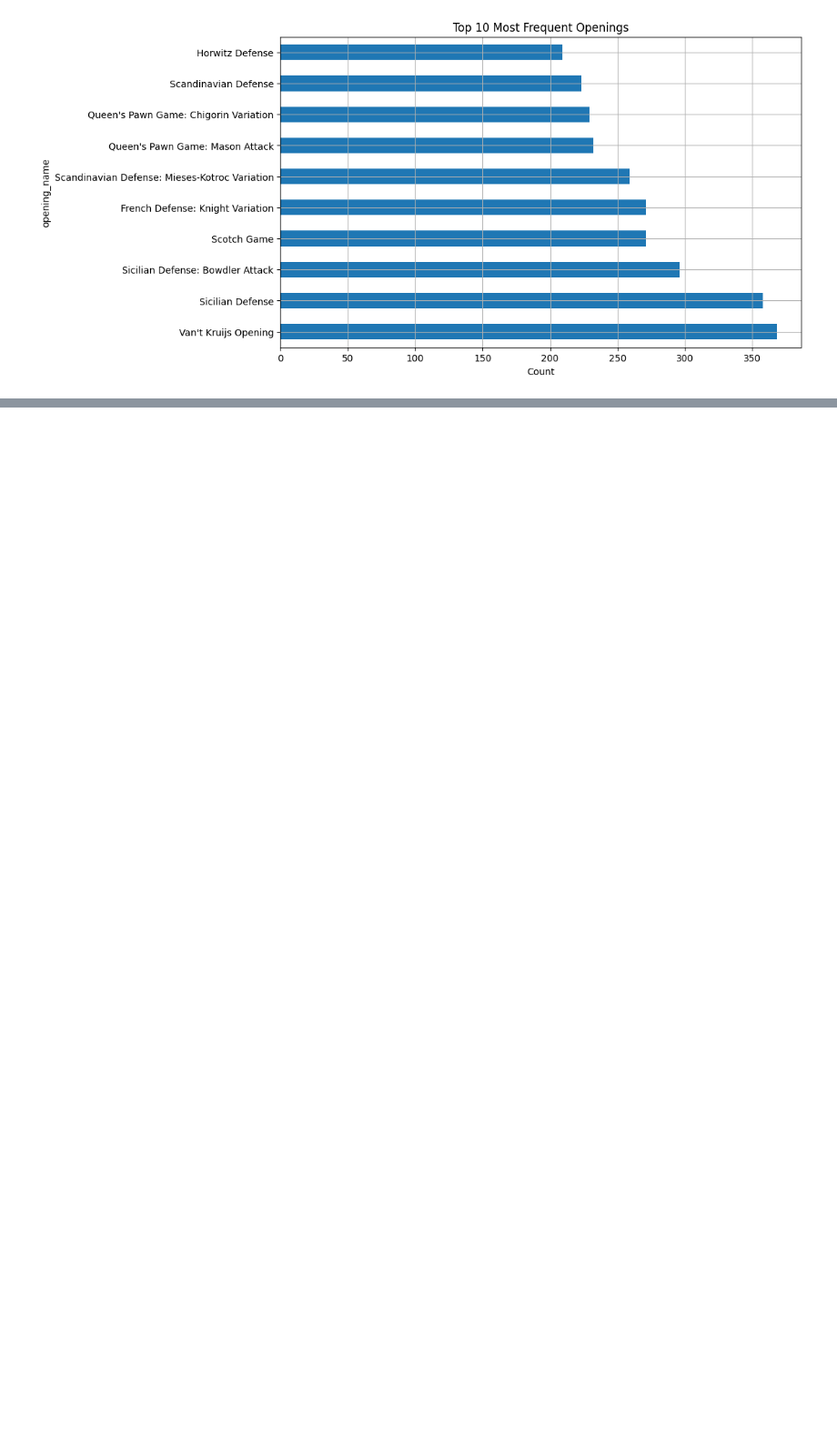
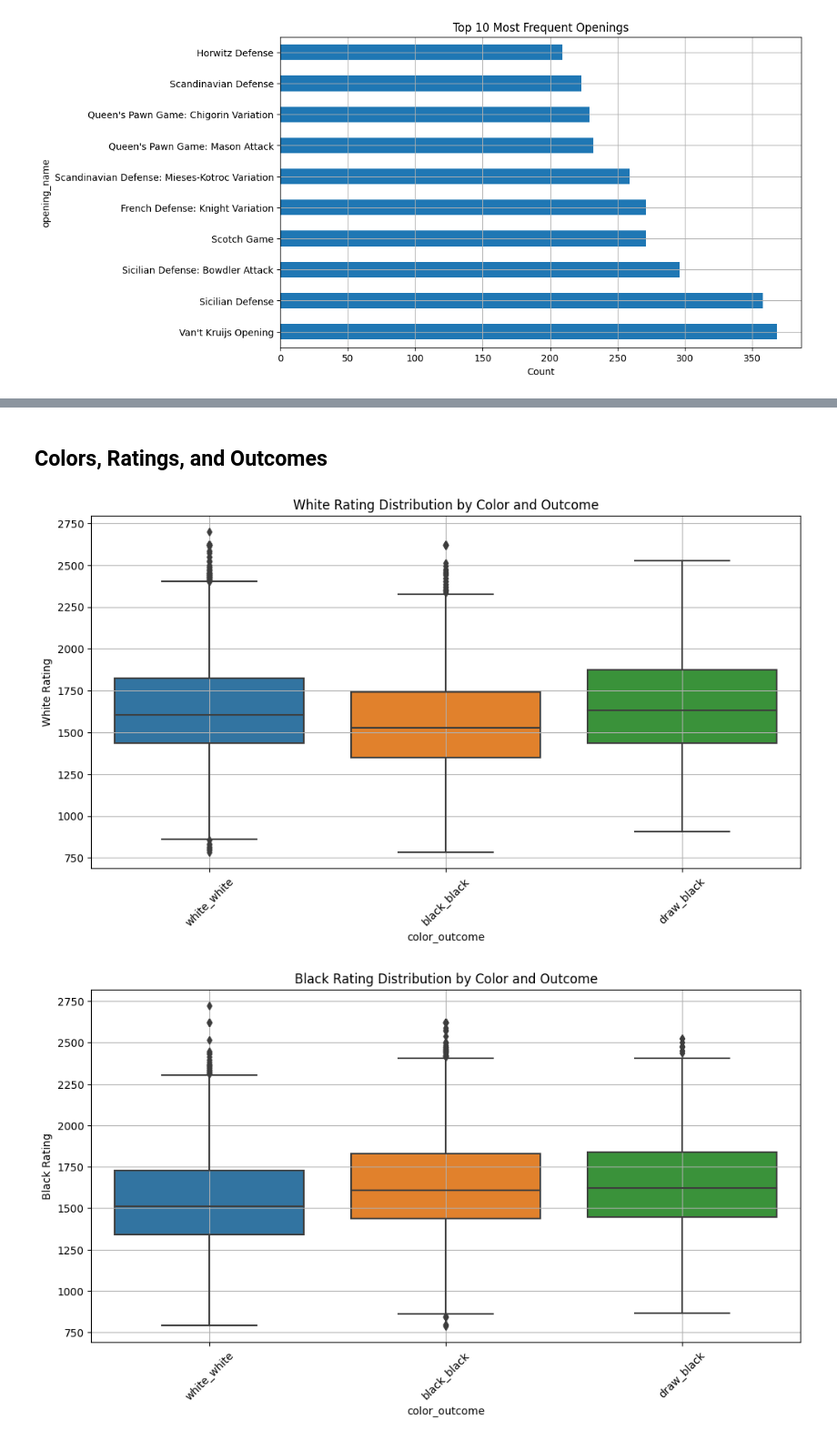
Before and after one commit to Ajodo-Godson/CP191-RAR, a Jupyter notebook: Game_Modelling.ipynb, the cells around one changed output, grey strips where cells are left out. Shown: that part at 91% size. Cells and saved outputs as stored; diff of their text form; code cells hidden in the pictures; blank space fills up the shorter version.

```diff
--- a/Game_Modelling.ipynb
+++ b/Game_Modelling.ipynb
@@ -130,0 +195,27 @@ plt.show()
+# %% [markdown]
+## Colors, Ratings, and Outcomes
+# %%
+import seaborn as sns
+
+# Creating a combined color and outcome feature for easier analysis
+df['color_outcome'] = df['winner'] + '_' + df['player_color']
+
+# Visualizing the relationship between color, ratings, and outcomes
+plt.figure(figsize=(12, 6))
+sns.boxplot(x='color_outcome', y='white_rating', data=df)
+plt.title('White Rating Distribution by Color and Outcome')
+plt.ylabel('White Rating')
+plt.xticks(rotation=45)
+plt.grid(True)
+plt.show()
+
+plt.figure(figsize=(12, 6))
+sns.boxplot(x='color_outcome', y='black_rating', data=df)
+plt.title('Black Rating Distribution by Color and Outcome')
+plt.ylabel('Black Rating')
+plt.xticks(rotation=45)
+plt.grid(True)
+plt.show()
+# %% [output]
+[figure, added]
+[figure, added]
```
Also changed, not shown: parts of 10 cells of this notebook.
